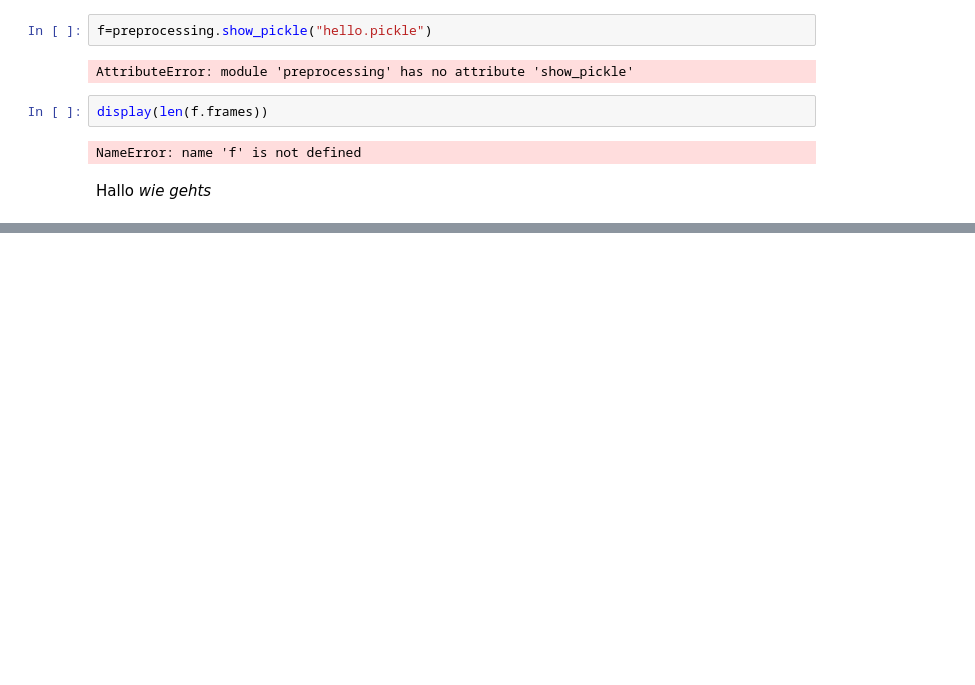
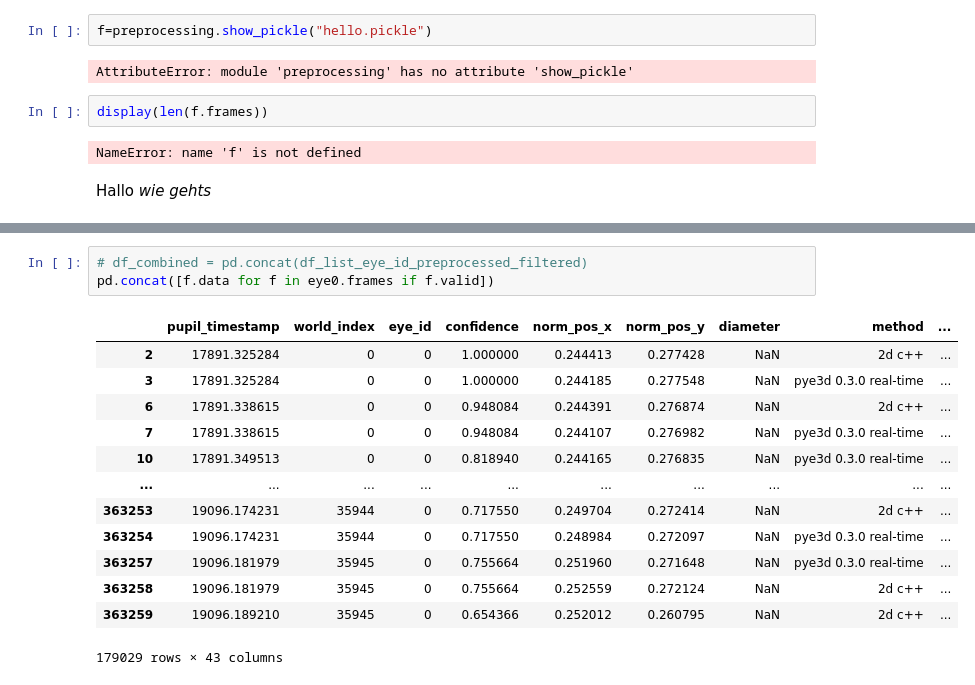
Before and after one commit to KathaMei/Pupille, a Jupyter notebook: notebooks/smooth.ipynb, the cells around one changed output, grey strips where cells are left out. Cells and saved outputs as stored; diff of their text form; blank space fills up the shorter version.

```diff
--- a/notebooks/smooth.ipynb
+++ b/notebooks/smooth.ipynb
@@ -159,0 +207,17 @@ ProcessResult(config=ProcessConfig(eyenum=0, column='diameter', sfactor=1, data_
+# %%
+# df_combined = pd.concat(df_list_eye_id_preprocessed_filtered)
+pd.concat([f.data for f in eye0.frames if f.valid])
+# %% [output]
+|  | pupil_timestamp | world_index | eye_id | confidence | norm_pos_x | norm_pos_y | diameter | method | ... |
+| 2 | 17891.325284 | 0 | 0 | 1.000000 | 0.244413 | 0.277428 | NaN | 2d c++ | ... |
+| 3 | 17891.325284 | 0 | 0 | 1.000000 | 0.244185 | 0.277548 | NaN | pye3d 0.3.0 real-time | ... |
+| 6 | 17891.338615 | 0 | 0 | 0.948084 | 0.244391 | 0.276874 | NaN | 2d c++ | ... |
+| 7 | 17891.338615 | 0 | 0 | 0.948084 | 0.244107 | 0.276982 | NaN | pye3d 0.3.0 real-time | ... |
+| 10 | 17891.349513 | 0 | 0 | 0.818940 | 0.244165 | 0.276835 | NaN | pye3d 0.3.0 real-time | ... |
+| ... | ... | ... | ... | ... | ... | ... | ... | ... | ... |
+| 363253 | 19096.174231 | 35944 | 0 | 0.717550 | 0.249704 | 0.272414 | NaN | 2d c++ | ... |
+| 363254 | 19096.174231 | 35944 | 0 | 0.717550 | 0.248984 | 0.272097 | NaN | pye3d 0.3.0 real-time | ... |
+| 363257 | 19096.181979 | 35945 | 0 | 0.755664 | 0.251960 | 0.271648 | NaN | pye3d 0.3.0 real-time | ... |
+| 363258 | 19096.181979 | 35945 | 0 | 0.755664 | 0.252559 | 0.272124 | NaN | 2d c++ | ... |
+| 363259 | 19096.189210 | 35945 | 0 | 0.654366 | 0.252012 | 0.260795 | NaN | 2d c++ | ... |
+179029 rows × 43 columns
```
Also changed, not shown: parts of 6 cells of this notebook, 4 other files.
